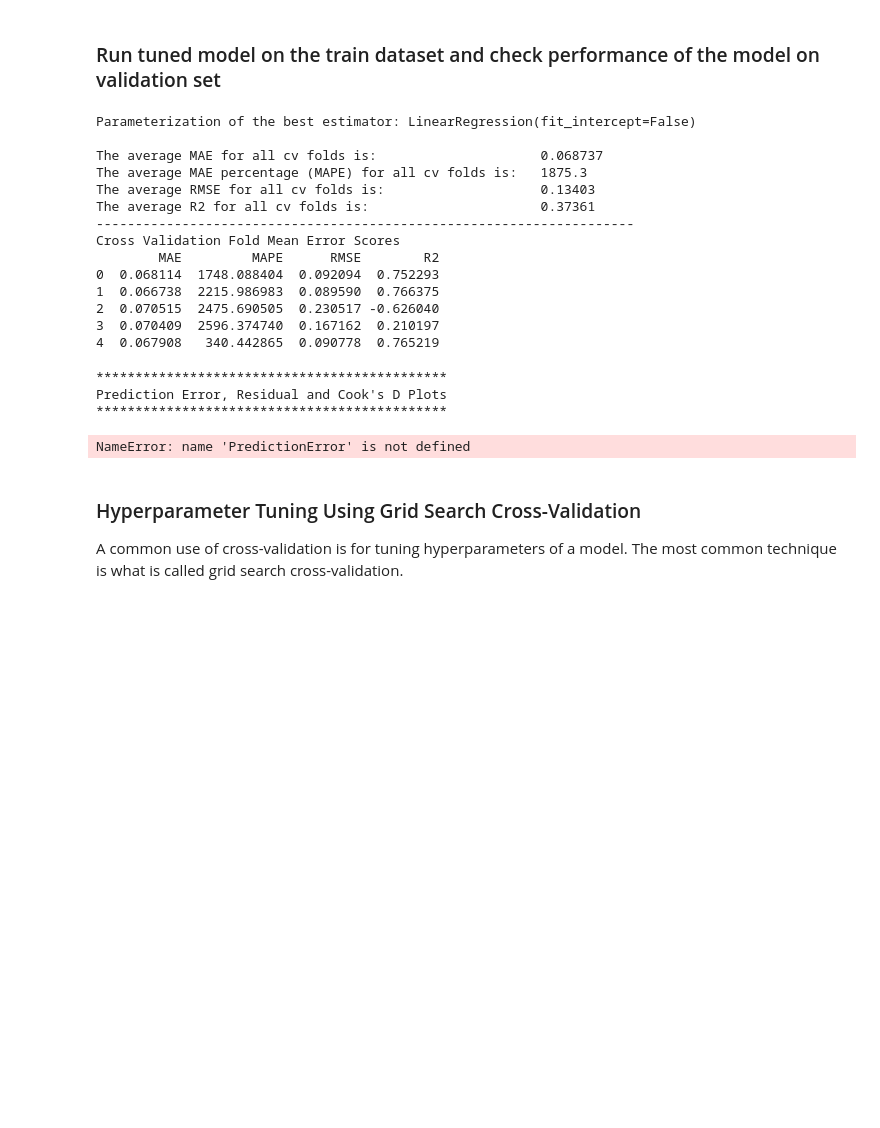
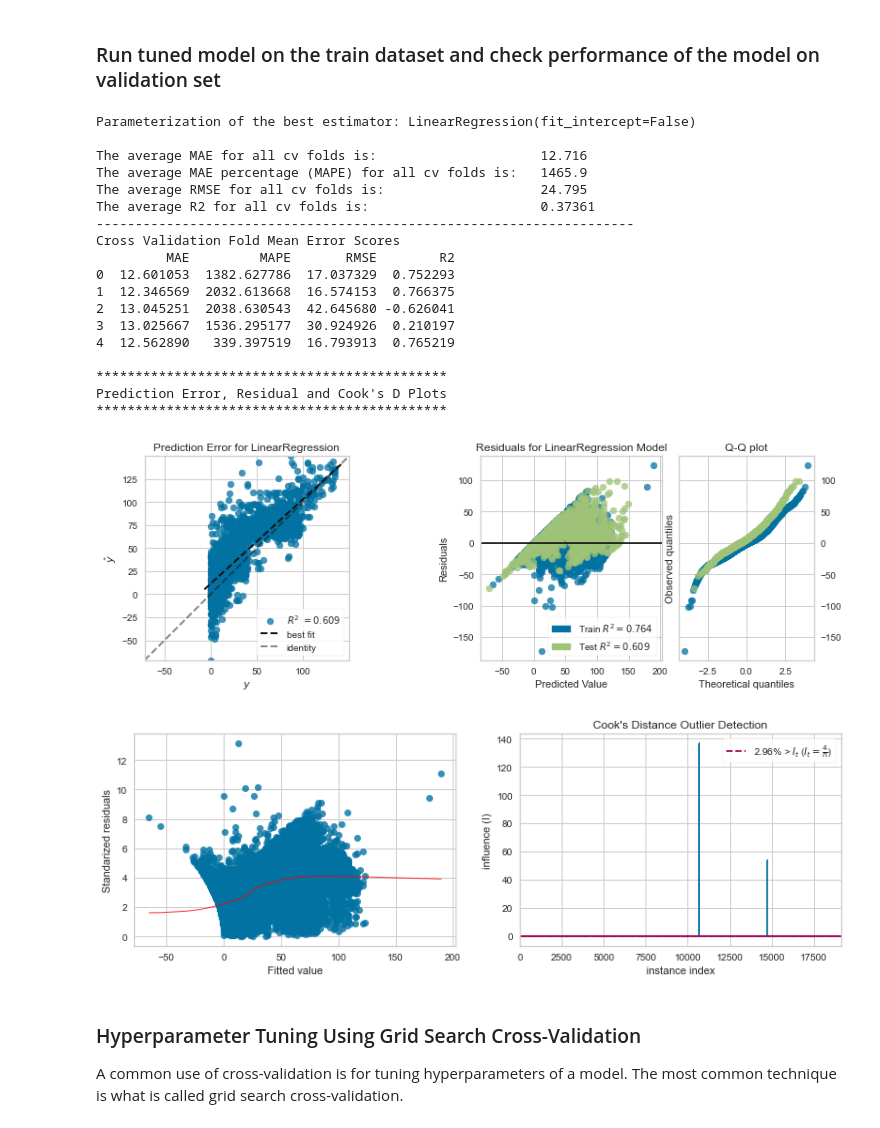
Before and after one commit to JosephLazarus/QTW, a Jupyter notebook: Case Study 1/Case Study 1-simplier.ipynb, the cells around one changed output. Saved outputs shown, nothing was run; the diff lists cells and outputs as text; code cells hidden in the pictures; blank space fills up the shorter version.

```diff
--- a/Case Study 1/Case Study 1-simplier.ipynb
+++ b/Case Study 1/Case Study 1-simplier.ipynb
@@ -286,10 +301,17 @@ Size of hold back validation set:  (2127, 159)
 # %%
-# Scale testing data
+#Standard scale the data
 from sklearn import preprocessing
+
 scaler = preprocessing.MinMaxScaler()
-names = train.columns
-d = scaler.fit_transform(train)
-scaled_train = pd.DataFrame(d, columns=names)
-scaled_train.head()
+names = Xtrain.columns
+d = scaler.fit_transform(Xtrain)
+X_scaled = pd.DataFrame(d, columns=names)
+X_scaled.head()
+
+scaler = preprocessing.MinMaxScaler()
+names = Xval.columns
+d = scaler.fit_transform(Xval)
+Xval_scaled = pd.DataFrame(d, columns=names)
+Xval_scaled.head()
 # %% [output]
 |  | number_of_elements | mean_atomic_mass | wtd_mean_atomic_mass | gmean_atomic_mass | wtd_gmean_atomic_mass | ... |
@@ -315,7 +322,0 @@ scaled_val.head()
-# %%
-#Create X and Y for modeling
-X_scaled = scaled_train.drop(['critical_temp'],axis=1) #droping target
-y_scaled = scaled_train['critical_temp']
-# %%
-Xval_scaled = scaled_val.drop(['critical_temp'],axis=1) #droping target
-yval_scaled = scaled_val['critical_temp']
@@ -490,7 +491,7 @@ regGridSearch = GridSearchCV(estimator=linreg
                    , scoring='neg_mean_squared_error')
 
 #Perform hyperparameter search to find the best combination of parameters for our data
-regGridSearch.fit(X_scaled, y_scaled)
+regGridSearch.fit(X_scaled, y)
 # %% [output]
 Fitting 5 folds for each of 2 candidates, totalling 10 fits
 GridSearchCV(cv=KFold(n_splits=5, random_state=None, shuffle=False),
@@ -502,32 +503,34 @@ GridSearchCV(cv=KFold(n_splits=5, random_state=None, shuffle=False),
 # %%
 #Create CappedLinearRegression predictions between 0 and 100% using the best parameters for our Linear Regression object
 regEstimator = regGridSearch.best_estimator_
 
 #Evaluate the regression estimator above using our pre-defined cross validation and scoring metrics.
-l, linMae = EvaluateRegressionEstimator('Linear Regression', regEstimator,  X_scaled, y_scaled, Xval_scaled, yval_scaled, cv_method)
+l, linMae = EvaluateRegressionEstimator('Linear Regression', regEstimator,  X_scaled, y, Xval_scaled, yval, cv_method)
 regModel_stat = regModel_stat.append(l)
 
 #Plot rediction Error, Residual and Cook's D
-residualPlot(regEstimator, X_scaled, y_scaled, Xval_scaled, yval_scaled)
+residualPlot(regEstimator, X_scaled, y, Xval_scaled, yval)
 # %% [output]
 Parameterization of the best estimator: LinearRegression(fit_intercept=False)
 
-The average MAE for all cv folds is:                     0.068737
-The average MAE percentage (MAPE) for all cv folds is:   1875.3
-The average RMSE for all cv folds is:                    0.13403
+The average MAE for all cv folds is:                     12.716
+The average MAE percentage (MAPE) for all cv folds is:   1465.9
+The average RMSE for all cv folds is:                    24.795
 The average R2 for all cv folds is:                      0.37361
 ---------------------------------------------------------------------
 Cross Validation Fold Mean Error Scores
-        MAE         MAPE      RMSE        R2
-0  0.068114  1748.088404  0.092094  0.752293
-1  0.066738  2215.986983  0.089590  0.766375
-2  0.070515  2475.690505  0.230517 -0.626040
-3  0.070409  2596.374740  0.167162  0.210197
-4  0.067908   340.442865  0.090778  0.765219
+         MAE         MAPE       RMSE        R2
+0  12.601053  1382.627786  17.037329  0.752293
+1  12.346569  2032.613668  16.574153  0.766375
+2  13.045251  2038.630543  42.645680 -0.626041
+3  13.025667  1536.295177  30.924926  0.210197
+4  12.562890   339.397519  16.793913  0.765219
+
+*********************************************
+Prediction Error, Residual and Cook's D Plots
+*********************************************
-*********************************************
-Prediction Error, Residual and Cook's D Plots
-*********************************************
-NameError: name 'PredictionError' is not defined
+[figure, added]
+[figure, added]
 # %% [markdown]
 ### Hyperparameter Tuning Using Grid Search Cross-Validation
 A common use of cross-validation is for tuning hyperparameters of a model. The most common technique is what is called grid search cross-validation.
```
Also changed, not shown: parts of 35 cells of this notebook.
